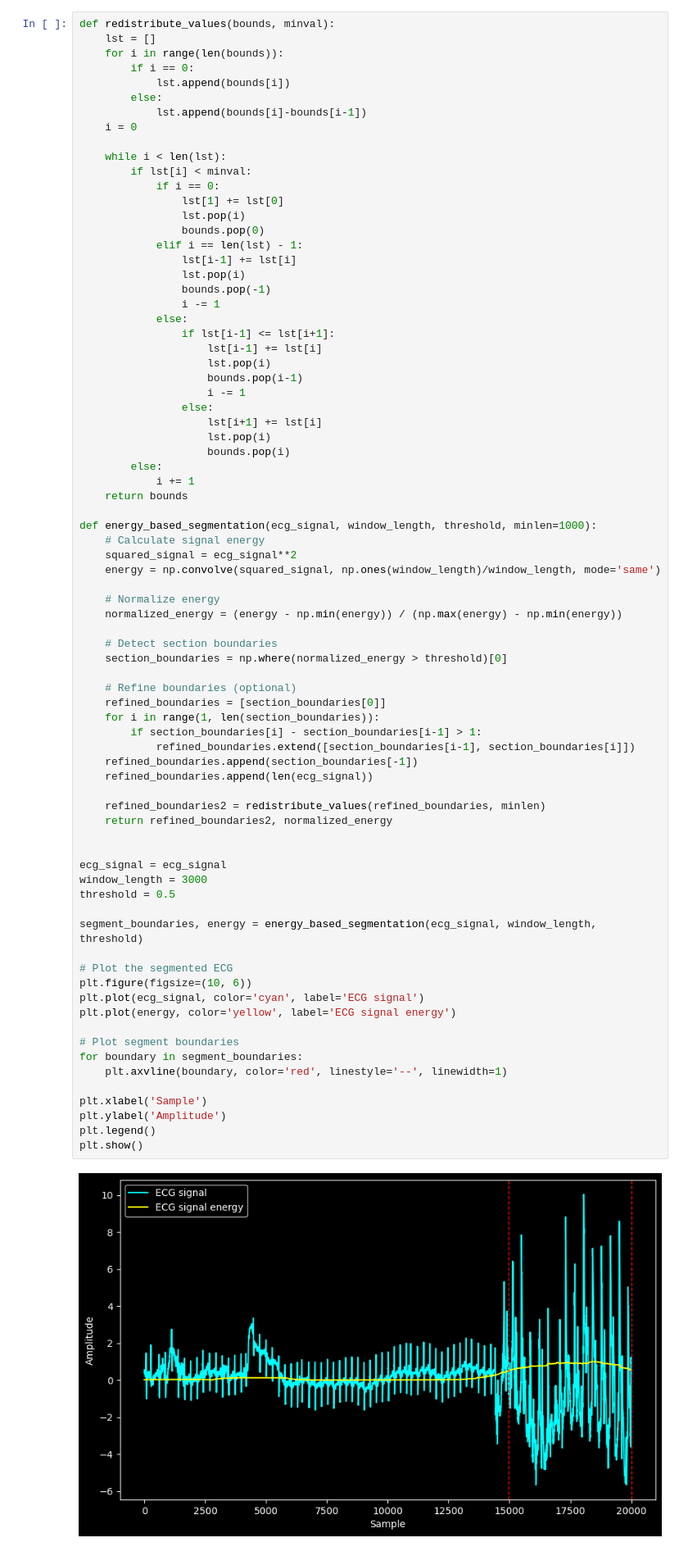
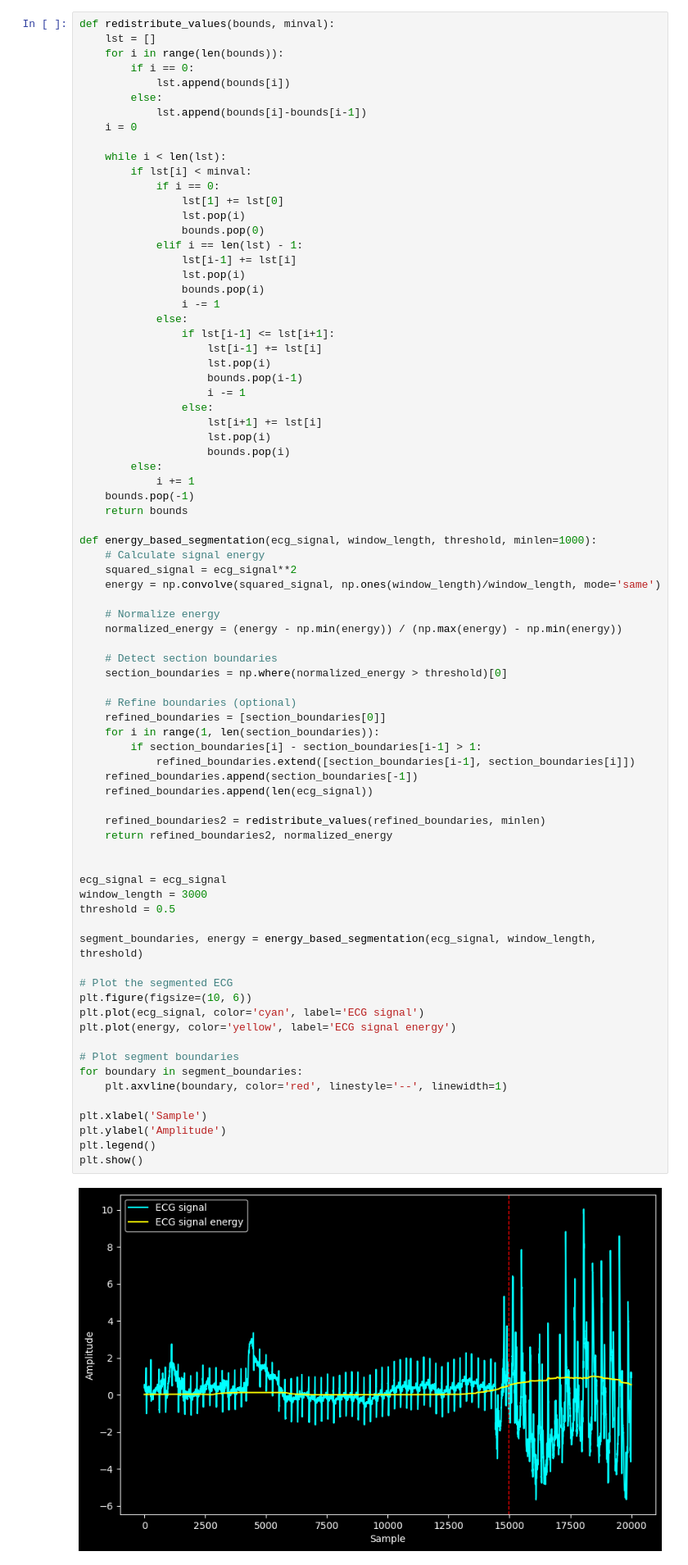
Before and after one commit to JBatRey/tp4assd, a Jupyter notebook: denoise.ipynb, the cells around one changed output. Shown: that part at 82% size. Cells and saved outputs as stored; diff of their text form.

```diff
--- a/denoise.ipynb
+++ b/denoise.ipynb
@@ -160,7 +160,7 @@ def redistribute_values(bounds, minval):
             elif i == len(lst) - 1:
                 lst[i-1] += lst[i]
                 lst.pop(i)
-                bounds.pop(-1)
+                bounds.pop(i)
                 i -= 1
             else:
                 if lst[i-1] <= lst[i+1]:
@@ -174,6 +174,7 @@ def redistribute_values(bounds, minval):
                     bounds.pop(i)
         else:
             i += 1
+    bounds.pop(-1)
     return bounds
 
 def energy_based_segmentation(ecg_signal, window_length, threshold, minlen=1000):
@@ -192,34 +193,34 @@ def energy_based_segmentation(ecg_signal, window_length, threshold, minlen=1000)
     for i in range(1, len(section_boundaries)):
         if section_boundaries[i] - section_boundaries[i-1] > 1:
             refined_boundaries.extend([section_boundaries[i-1], section_boundaries[i]])
     refined_boundaries.append(section_boundaries[-1])
     refined_boundaries.append(len(ecg_signal))
 
     refined_boundaries2 = redistribute_values(refined_boundaries, minlen)
     return refined_boundaries2, normalized_energy
 
 
 ecg_signal = ecg_signal
 window_length = 3000
 threshold = 0.5
 
 segment_boundaries, energy = energy_based_segmentation(ecg_signal, window_length, threshold)
 
 # Plot the segmented ECG
 plt.figure(figsize=(10, 6))
 plt.plot(ecg_signal, color='cyan', label='ECG signal')
 plt.plot(energy, color='yellow', label='ECG signal energy')
 
 # Plot segment boundaries
 for boundary in segment_boundaries:
     plt.axvline(boundary, color='red', linestyle='--', linewidth=1)
 
 plt.xlabel('Sample')
 plt.ylabel('Amplitude')
 plt.legend()
 plt.show()
 # %% [output]
-[figure, old version]
+[figure, new version]
 # %%
 def redistribute_values(lst, bounds, minval):
     i = 0
```
